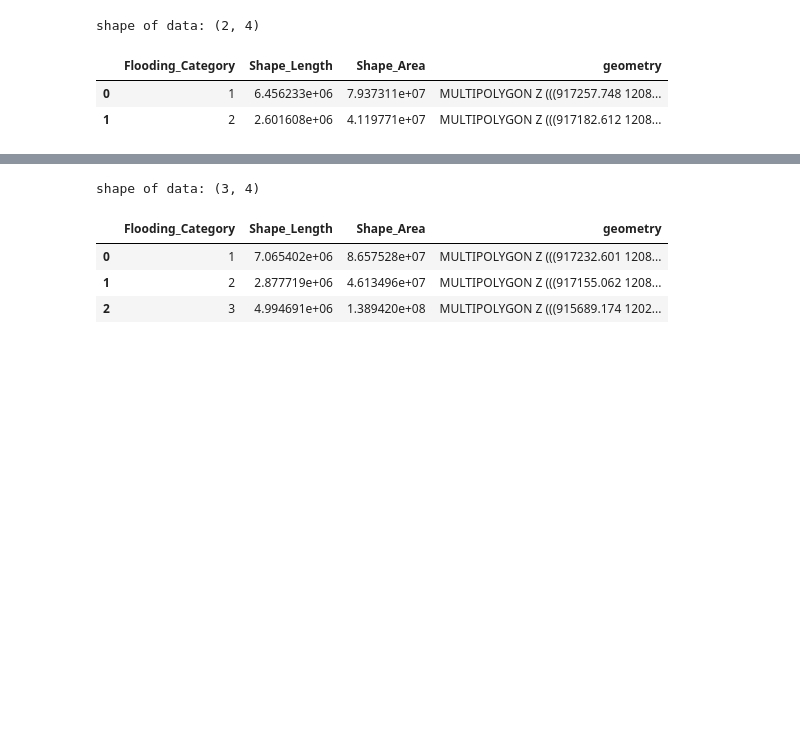
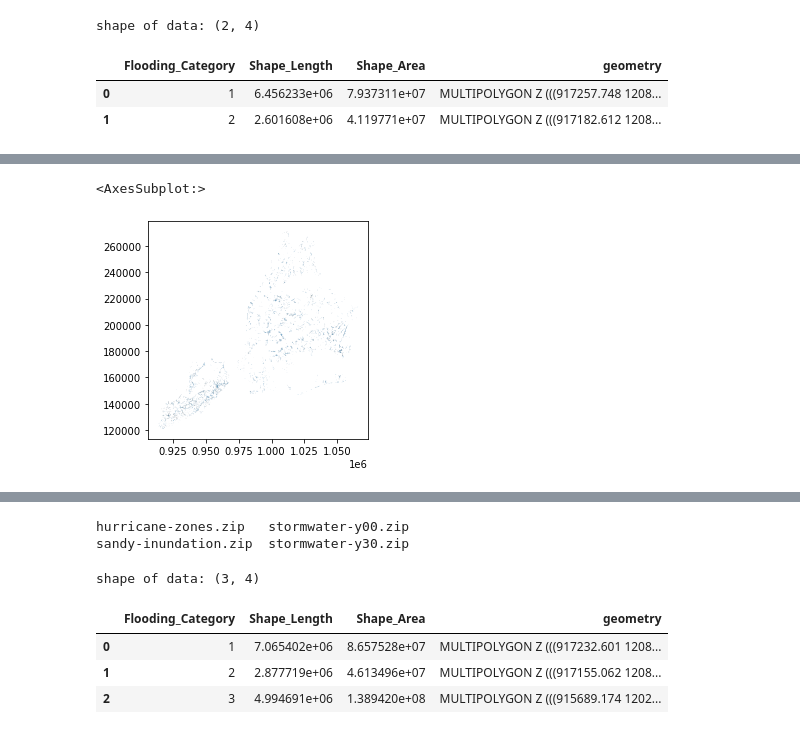
Before and after one commit to mebauer/nyc-flood-layers, a Jupyter notebook: download-layers.ipynb, the cells around one changed output, grey strips where cells are left out. Cells and saved outputs as stored; diff of their text form; code cells hidden in the pictures; blank space fills up the shorter version.

```diff
--- a/download-layers.ipynb
+++ b/download-layers.ipynb
@@ -119,6 +121,6 @@ with zipfile.ZipFile(fullfilename, 'r') as file:
 # %%
 # read our csv data into a dataframe from our zipfile
-file = 'data-meta/stormwater-y00/NYC Stormwater Flood Map - Moderate Flood with Current Sea Levels.gdb'
+file = 'data/stormwater-y00.zip!NYC Stormwater Flood Map - Moderate Flood with Current Sea Levels.gdb'
 stormwater_current = gpd.read_file(file, low_memory=False)
 
 print('shape of data: {}'.format(stormwater_current.shape))
@@ -129,12 +131,13 @@ shape of data: (2, 4)
 | 0 | 1 | 6.456233e+06 | 7.937311e+07 | MULTIPOLYGON Z (((917257.748 1208... |
 | 1 | 2 | 2.601608e+06 | 4.119771e+07 | MULTIPOLYGON Z (((917182.612 1208... |
 # %%
-stormwater_current['flood_classification'] = (
-    stormwater_current['Flooding_Category']
-        .replace({1:'Nuisance Flooding',
-                  2:'Deep and Contiguous Flooding',
-                  3:'Future High Tides 2080'})
-)
+codes = {
+    1:'Nuisance Flooding',
+    2:'Deep and Contiguous Flooding',
+    3:'Future High Tides 2080'
+}
+
+stormwater_current['flood_classification'] = stormwater_current['Flooding_Category'].replace(codes)
 
 stormwater_current.head()
 # %% [output]
@@ -154,8 +157,3 @@ stormwater_current.head()
 | 2 | 1 | 129.191396 | 658.602805 | Nuisance Flooding | POLYGON Z ((917423.697 120898.496... |
 | 3 | 1 | 205.237509 | 1355.404896 | Nuisance Flooding | POLYGON Z ((917337.210 120971.030... |
 | 4 | 1 | 338.975220 | 4429.263164 | Nuisance Flooding | POLYGON Z ((917156.306 120935.162... |
-# %%
-stormwater_current.to_file('data/stormwater-current.gpkg', driver="GPKG")
-stormwater_current = gpd.read_file('data/stormwater-current.gpkg')
-
-stormwater_current.head()
@@ -169,22 +160,24 @@ stormwater_current.head()
+# %%
+stormwater_current.plot()
+# %% [output]
+<AxesSubplot:>
+[figure, added]
 # %% [markdown]
 # NYC Stormwater Flood Map - Moderate Flood with 2050 Sea Level Rise
 Source: https://data.cityofnewyork.us/City-Government/NYC-Stormwater-Flood-Map-Moderate-Flood-with-2050-/5rzh-cyqd
 
 ![stormwater-moderate-y30](images/stormwater-moderate-y30.png)
 # %%
-!mkdir data-meta/stormwater-y30/
-
 # download url of dataset
 url = 'https://data.cityofnewyork.us/download/5rzh-cyqd/application%2Fx-zip-compressed'
-data = 'data-meta/stormwater-y30/'
+data = 'data/'
 
 fullfilename = os.path.join(data, 'stormwater-y30.zip')
 urllib.request.urlretrieve(url, fullfilename)
 
-# opening zipfile using 'with' keyword in read mode
-with zipfile.ZipFile(fullfilename, 'r') as file:
-
-    # extract all files inside the zip file
-    file.extractall(data)
+%ls data/
+# %% [output]
+hurricane-zones.zip   stormwater-y00.zip
+sandy-inundation.zip  stormwater-y30.zip
 # %%
 # read our csv data into a dataframe from our zipfile
```
Also changed, not shown: parts of 59 cells of this notebook.
